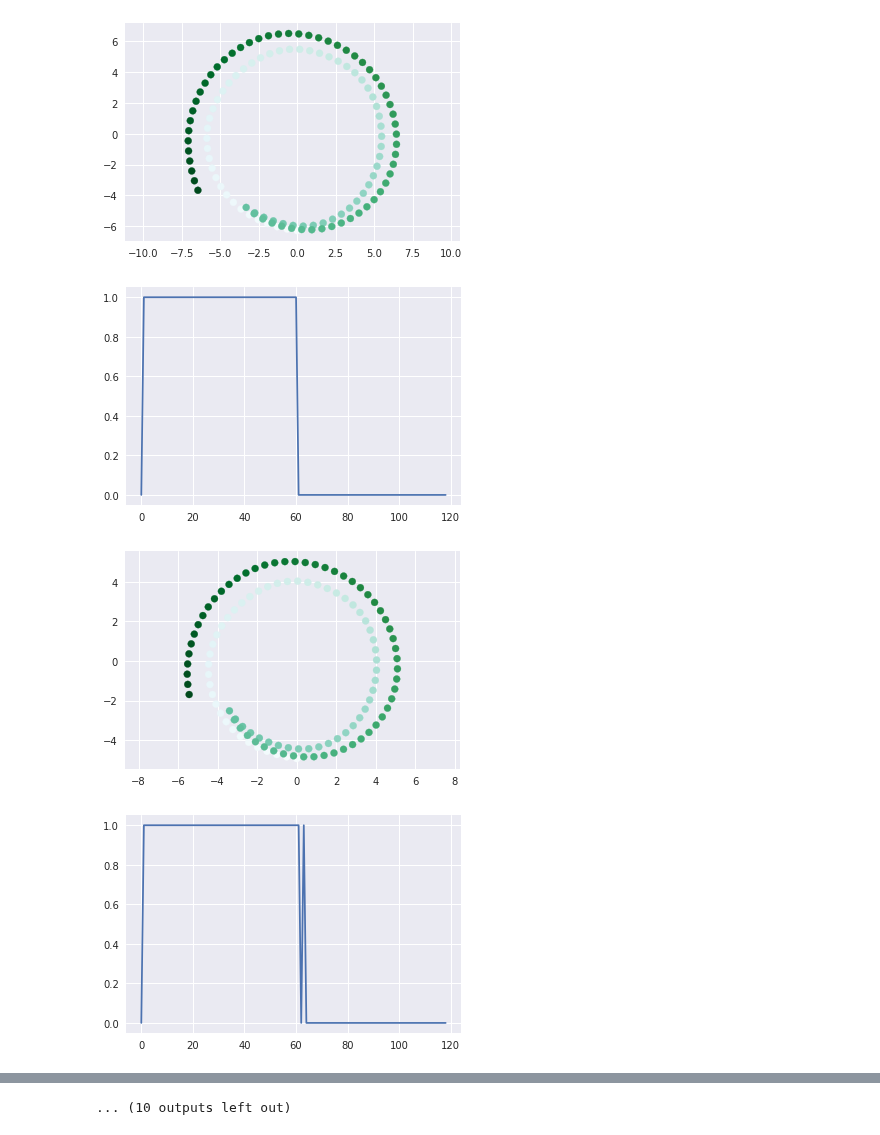
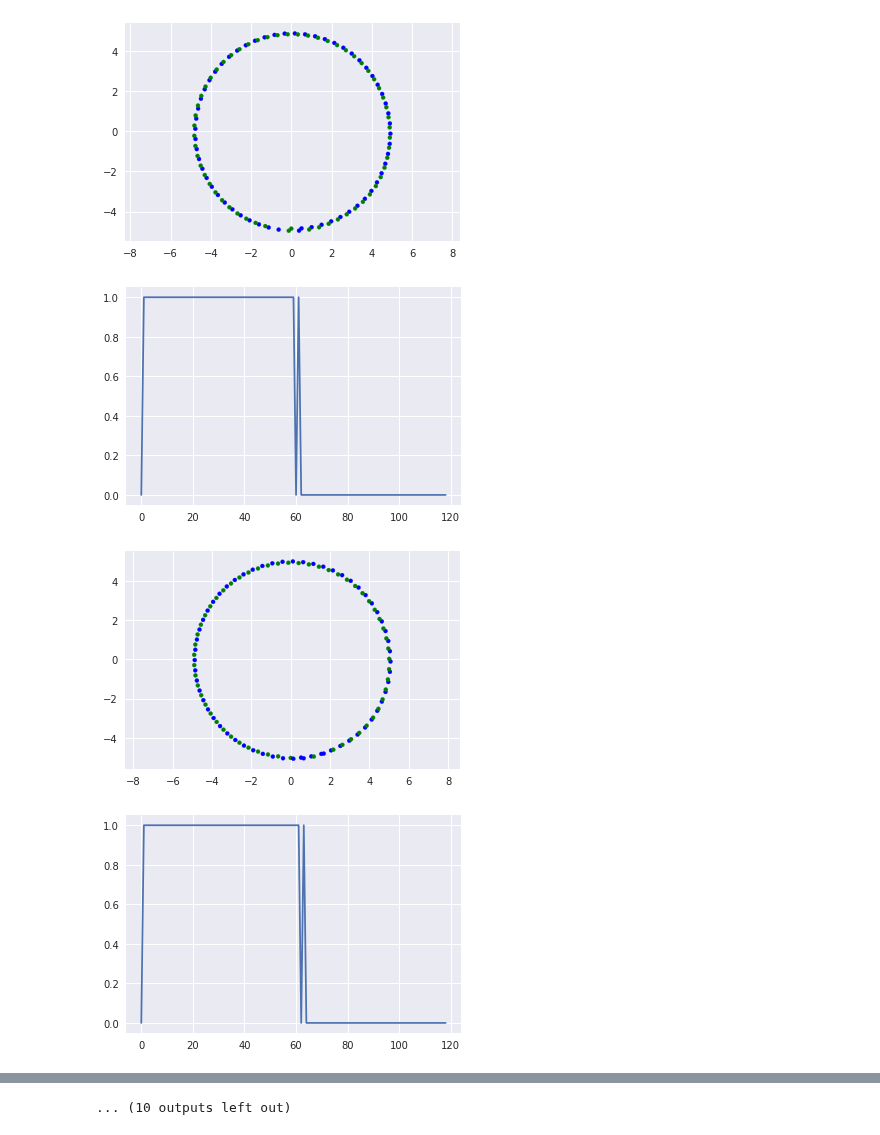
Before and after one commit to sharma-arjun/DirectedInfo-GAIL, a Jupyter notebook: IL/plots/plot_gail_gen_circle_trajectories.ipynb, the cells around one changed output, grey strips where cells are left out. Cells and saved outputs as stored; diff of their text form; code cells hidden in the pictures.

```diff
--- a/IL/plots/plot_gail_gen_circle_trajectories.ipynb
+++ b/IL/plots/plot_gail_gen_circle_trajectories.ipynb
@@ -58,10 +58,10 @@ def softmax(x):
 def plot_circle(x_list, y_list, colors, title='', move_centre=False):
     T = 60
     if move_centre:
-        shift = 15
+        shift = .2
         x_list_new = [x_list[i] + shift for i in range(T, len(x_list))]
         x_list = x_list[:T] + x_list_new
-    plt.scatter(x_list, y_list, color=colors)
+    plt.scatter(x_list, y_list, color=colors, s=16)
     plt.axis('equal')
     plt.title(title)
     plt.show()
@@ -74,7 +74,7 @@ def plot_circle(x_list, y_list, colors, title='', move_centre=False):
 # results_pkl_path = '../results/vae/tmp/meta_1_traj_50_traj_len_180_policy_output_normalized_context_3_goal_1_history_5_epoch_1000_temperature_5_noisy_next_state/results_cp_1500.pkl'
 
 results_pkl_path = '../results/circle/vae/traj_meta_1_traj_100_opposite_circles_equal_radii_epoch_1000_batch_64_1-cos_cos_wt_ratio_50/results_1000.pkl'
-results_pkl_path = '../results/circle/gail/meta_1_traj_100_opposite_circles_equal_radii_action_policy_output_normalized_context_2_goal_1_posterior_lambda_0.1_history_1_posterior_0.001_lr_1e-4/results_cp_2000.pkl'
+results_pkl_path = '../results/circle/gail/meta_1_traj_100_opposite_circles_equal_radii_action_policy_output_normalized_context_2_goal_1_history_1_posterior_0.1_lr_1e-4/results_cp_1900.pkl'
 
 with open(results_pkl_path, 'rb') as results_f:
     results_data = pickle.load(results_f)
@@ -93,9 +93,9 @@ for i in range(num_trajs):
     traj_context_label = np.argmax(traj_context, axis=1)
     traj_context_color = [context_colors[i] for i in traj_context_label]
     # pdb.set_trace()
-    blue_palette = sns.color_palette("BuGn", 120)
+    #blue_palette = sns.color_palette("BuGn", 120)
     #green_palette = sns.color_palette("Greens", 60)
-    traj_context_color = blue_palette
+    #traj_context_color = blue_palette
     plot_circle(traj_state[:, 0].tolist(), traj_state[:, 1].tolist(),
                 traj_context_color,
                 move_centre=False)
@@ -110,5 +110,5 @@ for i in range(num_trajs):
 [figure]
-[figure, old version]
+[figure, new version]
-[figure, old version]
+[figure, new version]
-[figure, old version]
+[figure, new version]
 [figure]
```
Also changed, not shown: parts of 1 cell of this notebook, 1 other file.
